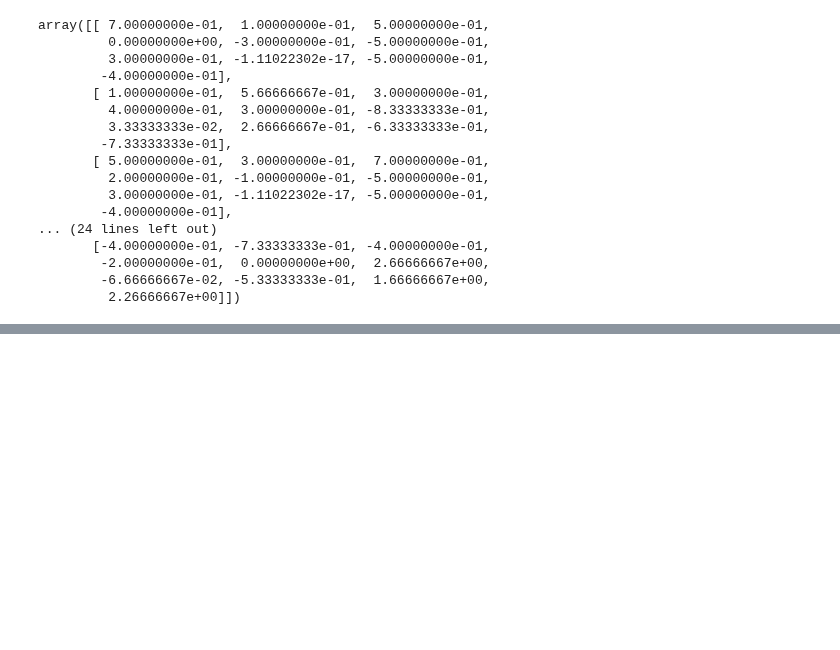
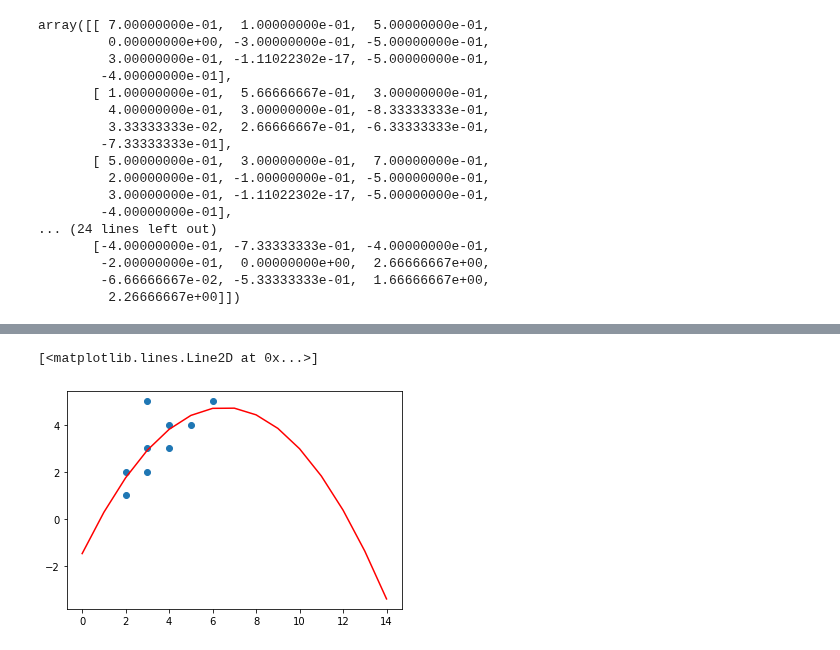
Before and after one commit to vn322/Sport-University, a Jupyter notebook: Использование языка Python для проведения научных исследований в единоборствах/Numpy.ipynb, the cells around one changed output, grey strips where cells are left out. Cells and saved outputs as stored; diff of their text form; code cells hidden in the pictures; blank space fills up the shorter version.

```diff
--- a/Использование языка Python для проведения научных исследований в единоборствах/Numpy.ipynb
+++ b/Использование языка Python для проведения научных исследований в единоборствах/Numpy.ipynb
@@ -213,0 +281,20 @@ array([[ 7.00000000e-01,  1.00000000e-01,  5.00000000e-01,
+# %%
+# Polynomial Regression
+def polyfit(x, y, degree):
+    results = {}
+
+    coeffs = np.polyfit(x, y, degree)
+
+     # Polynomial Coefficients
+    results['polynomial'] = coeffs.tolist()
+
+    # r-squared
+    p = np.poly1d(coeffs)
+    # fit values, and mean
+    yhat = p(x)                         # or [p(z) for z in x]
+    ybar = np.sum(y)/len(y)          # or sum(y)/len(y)
+    ssreg = np.sum((yhat-ybar)**2)   # or sum([ (yihat - ybar)**2 for yihat in yhat])
+    sstot = np.sum((y - ybar)**2)    # or sum([ (yi - ybar)**2 for yi in y])
+    results['determination'] = ssreg / sstot
+
+    return results
@@ -213,0 +329,8 @@ array([[ 7.00000000e-01,  1.00000000e-01,  5.00000000e-01,
+# %%
+x_axis = range(15)
+y_axis = prognoz3(x_axis)
+plt.scatter(prised,brosok)
+plt.plot(x_axis, y_axis, c = 'r')
+# %% [output]
+[<matplotlib.lines.Line2D at 0x...>]
+[figure, added]
```
Also changed, not shown: parts of 22 cells of this notebook, 2 other files.
